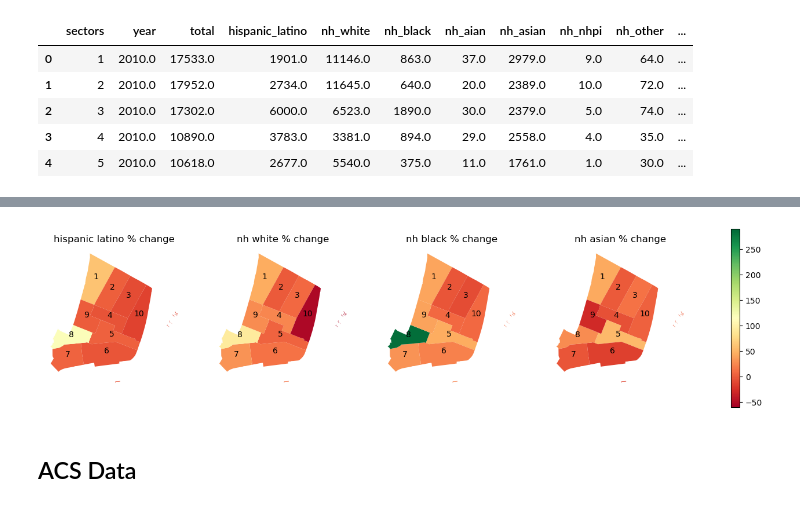
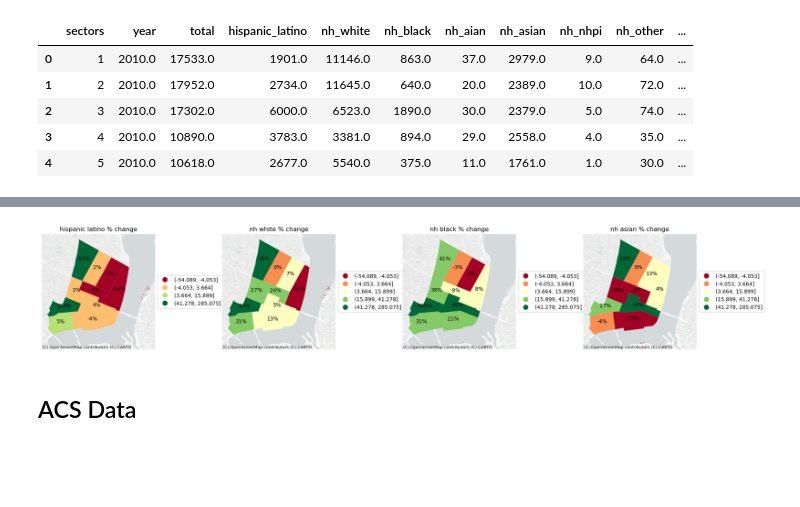
Before and after one commit to jennahgosciak/cb3-census-data, a Jupyter notebook: 00_load_census_data.ipynb, the cells around one changed output, grey strips where cells are left out. Cells and saved outputs as stored; diff of their text form; code cells hidden in the pictures; blank space fills up the shorter version.

```diff
--- a/00_load_census_data.ipynb
+++ b/00_load_census_data.ipynb
@@ -29,7 +35,9 @@ nyc_tracts.head()
 | 4 | 1740173.87581 | Lower East Side | MN03 Lower East Side-Chinatown (C... | 5779.06260724 | Manhattan | 002201 | MN0302 | 1 | None | 36061002201 | ... |
 # %%
 # load 2010 tracts
-nyc_tracts_2010 = gpd.read_file("https://www2.census.gov/geo/tiger/TIGER2010/TRACT/2010/tl_2010_36061_tract10.zip")
+nyc_tracts_2010 = gpd.read_file(
+    "https://www2.census.gov/geo/tiger/TIGER2010/TRACT/2010/tl_2010_36061_tract10.zip"
+)
 nyc_tracts_2010.head()
 # %% [output]
 |  | STATEFP10 | COUNTYFP10 | TRACTCE10 | GEOID10 | NAME10 | NAMELSAD10 | MTFCC10 | FUNCSTAT10 | ALAND10 | ... |
@@ -257,3 +324,9 @@ cb3_totals[demo_cols].pct_change()*100
 # %%
 # define columns for plots
-race_cols_per = [x + '_per' for x in ['hispanic_latino', 'nh_white', 'nh_black', 'nh_asian']]
+demo_cols_per = [
+    x + "_per" for x in demo_cols if x != 'total'
+]
+
+race_cols_per = [
+    x + "_per" for x in ["hispanic_latino", "nh_white", "nh_black", "nh_asian"]
+]
@@ -296,0 +491,4 @@ plt.savefig('cb3_maps.pdf');
+# %%
+cb3_gdf_pct_change_long = cb3_gdf_pct_change.melt(id_vars='sectors', value_vars=race_cols)
+cb3_gdf_pct_change_long['value_cat'], total_labs = pd.qcut(cb3_gdf_pct_change_long['value'], 5, retbins=True)
+cb3_gdf_pct_change_wide = cb3_gdf_pct_change_long.pivot(values=['value', 'value_cat'], columns='variable', index='sectors')
@@ -297,23 +497,35 @@ plt.savefig('cb3_maps.pdf');
 # %%
 cb3_gdf_diss = cb3_gdf_diss.to_crs(2263)
-fig, axes = plt.subplots(1,4, figsize=(18, 8))
+cb3_gdf_pct_change_cat = cb3_gdf_pct_change[['sectors', 'geometry']].merge(cb3_gdf_pct_change_wide['value_cat'].reset_index(), on='sectors')
+cb3_gdf_pct_change_cont = cb3_gdf_pct_change[['sectors', 'geometry']].merge(cb3_gdf_pct_change_wide['value'].reset_index(), on='sectors')
 
-race_cols = ['hispanic_latino', 'nh_white', 'nh_black', 'nh_asian']
+cb3_gdf_pct_change_cont["coords"] = cb3_gdf_pct_change_cont["geometry"].centroid.apply(lambda x: x.coords[0])
+fig, axes = plt.subplots(1, 4, figsize=(24, 4))
+
+race_cols = ["hispanic_latino", "nh_white", "nh_black", "nh_asian"]
 for i in range(len(race_cols)):
-    cb3_gdf_pct_change.plot(ax=axes[i],
-    column=race_cols[i], vmin=-60, vmax=290, legend=False, cmap='RdYlGn')
-    #cb3_gdf_diss.plot(ax=axes[i], facecolor='none')
-    for idx, row in cb3_gdf_diss.iterrows():
-        axes[i].annotate(text=row['sectors'], xy=row['coords'],
-                    horizontalalignment='center', color='black')
-    axes[i].set_title(f'{race_cols_per[i].replace('_', ' ').replace('per','% change')}')
+    cb3_gdf_pct_change_cat.plot(
+        ax=axes[i], column=race_cols[i], legend=True, categorical=True, cmap="RdYlGn",
+        legend_kwds={"loc": "center left", "bbox_to_anchor": (1, 0.5), "fmt": "{:.0f}"}
+    )
+    # cb3_gdf_diss.plot(ax=axes[i], facecolor='none')
+    for idx, row in cb3_gdf_pct_change_cont.iterrows():
+        axes[i].annotate(
+            text=f'{round(row[race_cols[i]])}%',
+            xy=row["coords"],
+            horizontalalignment="center",
+            color="black",
+        )
+
+    cx.add_basemap(axes[i], zoom=16, crs=cb3_gdf_diss.crs, source=cx.providers.CartoDB.Positron)
+    axes[i].set_title(f"{race_cols_per[i].replace('_', ' ').replace('per','% change')}")
     axes[i].set_axis_off()
 # assume it's the first (and only) mappable
-patch_col = axes[0].collections[0]
-cb = fig.colorbar(patch_col, ax=axes, shrink=0.5)
-plt.savefig('cb3_maps_pct_change.pdf');
+# patch_col = axes[0].collections[0]
+# cb = fig.colorbar(patch_col, ax=axes, shrink=0.5)
+plt.savefig("cb3_maps_pct_change.pdf");
 # %% [output]
-[figure, old version]
+[figure, new version]
 # %% [markdown]
 ## ACS Data
 # %%
```
Also changed, not shown: parts of 43 cells of this notebook, 1 other file.
